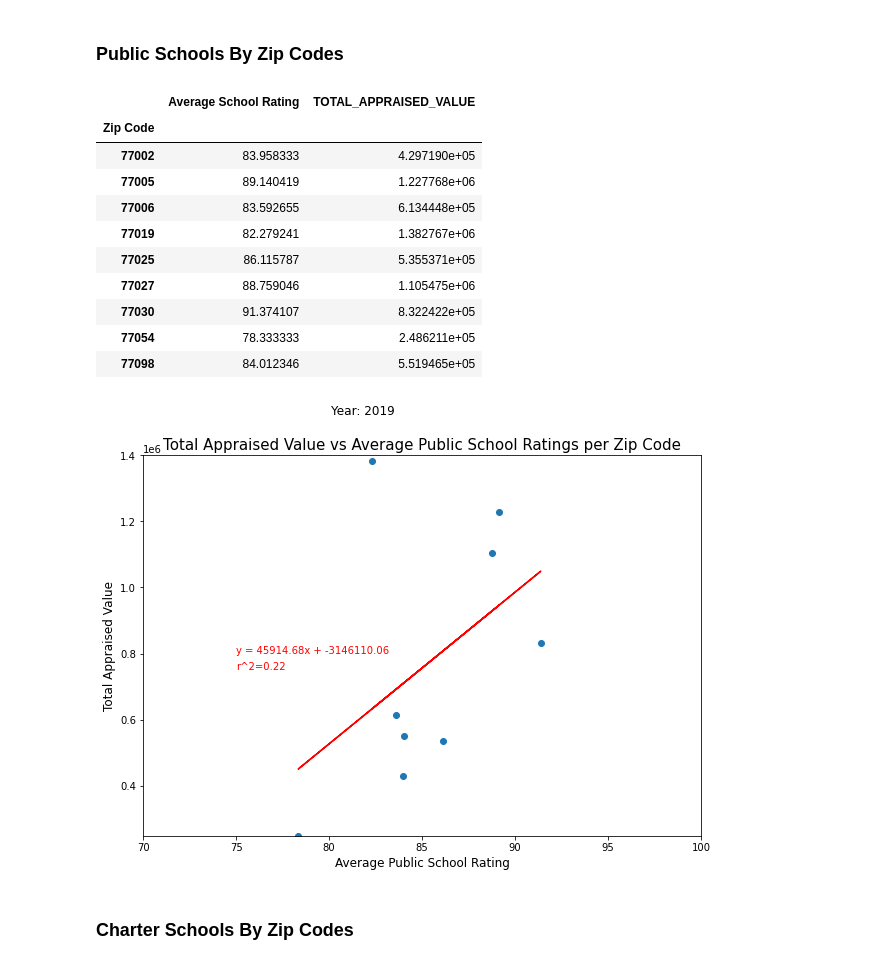
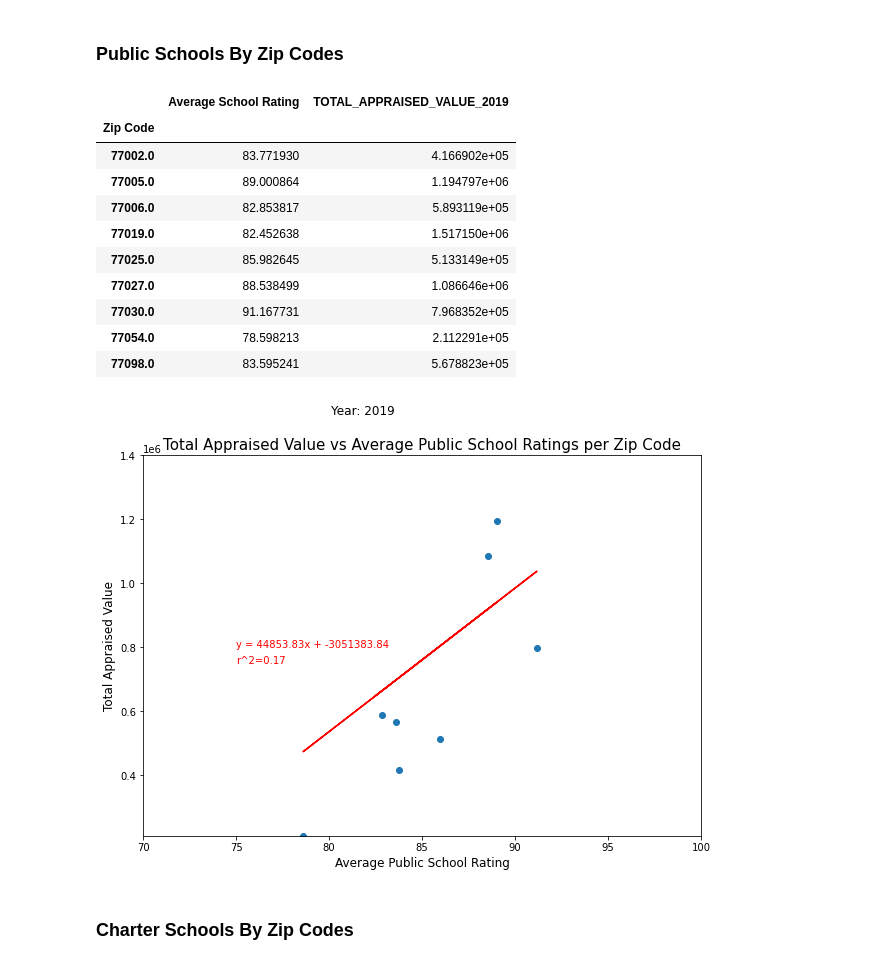
Before and after one commit to adrianaovalle/Project1_Group2, a Jupyter notebook: school_data_exploration.ipynb, the cells around one changed output. Cells and saved outputs as stored; diff of their text form; code cells hidden in the pictures.

```diff
--- a/school_data_exploration.ipynb
+++ b/school_data_exploration.ipynb
@@ -31,21 +43,9 @@ df2 = df2.rename(columns={'NEIGHBORHOOD_CODE_2019':"NEIGHBORHOOD_CODE","NEIGHBOR
-# %%
-# merge the two dataframes
-data = pd.merge(df1,df2,how='left',on=["ACCOUNT","NEIGHBORHOOD_CODE","NEIGHBORHOOD_GROUP"])
 # %%
 #cleaning unwanted columnns from DataFrame
-del data['Unnamed: 0_x']
+del data['Unnamed: 0']
 del data['Unnamed: 0.1']
-del data['Unnamed: 0_y']
-del data['TOTAL_BUILDING_AREA_y']
-del data['TOTAL_LAND_AREA_y']
-del data['ACREAGE_y']
 
-data.rename(columns={'TOTAL_BUILDING_AREA_x':'TOTAL_BUILDING_AREA',
-                    'TOTAL_LAND_AREA_x':'TOTAL_LAND_AREA',
-                    'ACREAGE_x':'ACREAGE',
-                    'SITE_ADDR_3':"Zip Code"}, inplace = True)
-
-data.to_csv("Output/combined_data.csv")
+data.rename(columns={'SITE_ADDR_3':"Zip Code"}, inplace = True)
 data.columns
 # %% [output]
 Index(['Address', 'Latitude', 'Longitude', 'Flood Description', 'Flood Zone',
@@ -191,7 +194,7 @@ plt.show()
 # %%
 # slice the data for public schools
 public_schools = data[["Elementary Public School Rating","Public Middle School Rating","Public High School Rating",
-                       'TOTAL_APPRAISED_VALUE','Zip Code',"NEIGHBORHOOD_GROUP"]]
+                       'TOTAL_APPRAISED_VALUE_2019','Zip Code',"NEIGHBORHOOD_GROUP"]]
 public_schools["Average School Rating"]=public_schools[["Elementary Public School Rating","Public Middle School Rating",
                                                   "Public High School Rating"]].mean(axis=1)
 # %% [output]
@@ -246,42 +249,42 @@ plt.show()
 ### Public Schools By Zip Codes
 # %%
 # group public schools by zip code
-public_zip_code = public_schools[['Zip Code',"Average School Rating",'TOTAL_APPRAISED_VALUE']]
+public_zip_code = public_schools[['Zip Code',"Average School Rating",'TOTAL_APPRAISED_VALUE_2019']]
 public_schools_group = public_zip_code.groupby(["Zip Code"]).mean()
 public_schools_group
 # %% [output]
-|  | Average School Rating | TOTAL_APPRAISED_VALUE |
+|  | Average School Rating | TOTAL_APPRAISED_VALUE_2019 |
 | Zip Code |  |  |
-| 77002 | 83.958333 | 4.297190e+05 |
-| 77005 | 89.140419 | 1.227768e+06 |
-| 77006 | 83.592655 | 6.134448e+05 |
-| 77019 | 82.279241 | 1.382767e+06 |
-| 77025 | 86.115787 | 5.355371e+05 |
-| 77027 | 88.759046 | 1.105475e+06 |
-| 77030 | 91.374107 | 8.322422e+05 |
-| 77054 | 78.333333 | 2.486211e+05 |
-| 77098 | 84.012346 | 5.519465e+05 |
+| 77002.0 | 83.771930 | 4.166902e+05 |
+| 77005.0 | 89.000864 | 1.194797e+06 |
+| 77006.0 | 82.853817 | 5.893119e+05 |
+| 77019.0 | 82.452638 | 1.517150e+06 |
+| 77025.0 | 85.982645 | 5.133149e+05 |
+| 77027.0 | 88.538499 | 1.086646e+06 |
+| 77030.0 | 91.167731 | 7.968352e+05 |
+| 77054.0 | 78.598213 | 2.112291e+05 |
+| 77098.0 | 83.595241 | 5.678823e+05 |
 # %%
 # plot average public school ratings vs property values per zip code and add a linear regression
-correlation = st.pearsonr(public_schools_group["Average School Rating"],public_schools_group["TOTAL_APPRAISED_VALUE"])
+correlation = st.pearsonr(public_schools_group["Average School Rating"],public_schools_group["TOTAL_APPRAISED_VALUE_2019"])
 (slope, intercept, rvalue, pvalue, stderr) = st.linregress(public_schools_group["Average School Rating"],
-                                                           public_schools_group["TOTAL_APPRAISED_VALUE"])
+                                                           public_schools_group["TOTAL_APPRAISED_VALUE_2019"])
 regress_values = public_schools_group["Average School Rating"] * slope + intercept
 line_eq = f'y = {str(round(slope,2))}x + {str(round(intercept,2))}'
 fig7,ax = plt.subplots(figsize=(10,7))
-chart7 = ax.scatter(public_schools_group['Average School Rating'],public_schools_group["TOTAL_APPRAISED_VALUE"])
+chart7 = ax.scatter(public_schools_group['Average School Rating'],public_schools_group["TOTAL_APPRAISED_VALUE_2019"])
 plt.plot(public_schools_group['Average School Rating'], regress_values, "r-")
 plt.annotate(line_eq, (75,0.8e6),fontsize=10,color='red')
 plt.annotate(f'r^2={round(correlation[0]**2,2)}',(75,.75e6),fontsize=10,color='red')
 plt.xlabel('Average Public School Rating', fontsize=12)
 plt.ylabel("Total Appraised Value", fontsize=12)
 plt.title("Total Appraised Value vs Average Public School Ratings per Zip Code", fontsize=15)
 plt.suptitle("Year: 2019",x=0.43,fontsize=12)
 plt.xlim(70,100)
-plt.ylim(public_schools_group["TOTAL_APPRAISED_VALUE"].min(),1.4e6)
+plt.ylim(public_schools_group["TOTAL_APPRAISED_VALUE_2019"].min(),1.4e6)
 plt.show()
 # %% [output]
-[figure, old version]
+[figure, new version]
 # %% [markdown]
 ### Charter Schools By Zip Codes
 # %%
```
Also changed, not shown: parts of 23 cells of this notebook.
